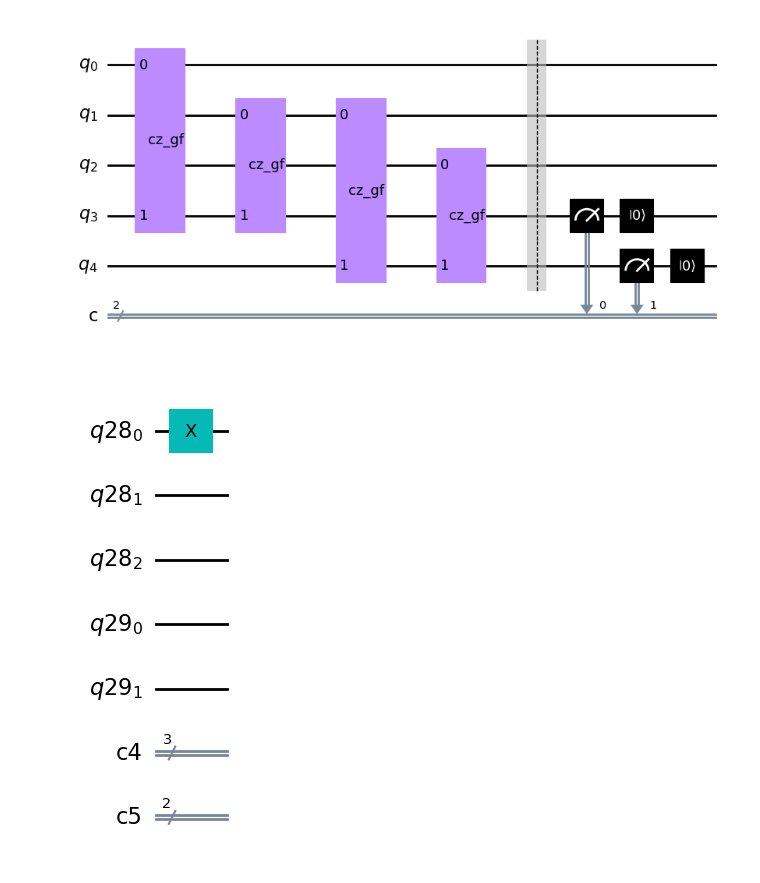
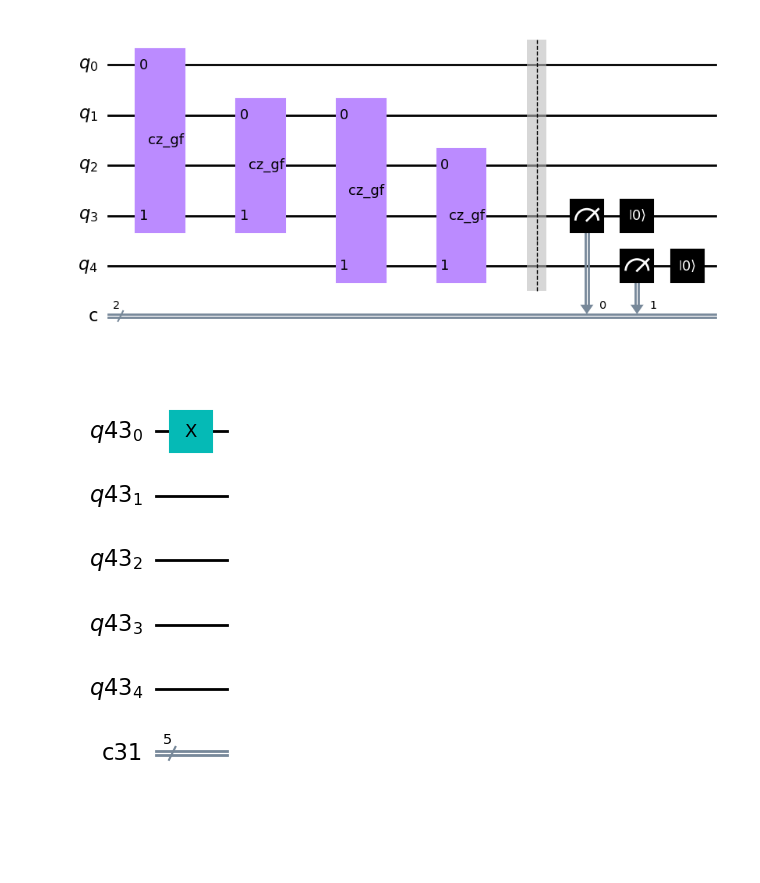
Before and after one commit to Pitt-JonesLab/quantum_logical, a Jupyter notebook: src/notebooks/syndrome_gates/dev_insert_syndrome.ipynb, the cells around one changed output. Saved outputs shown, nothing was run; the diff lists cells and outputs as text; code cells hidden in the pictures; blank space fills up the shorter version.

```diff
--- a/src/notebooks/syndrome_gates/dev_insert_syndrome.ipynb
+++ b/src/notebooks/syndrome_gates/dev_insert_syndrome.ipynb
@@ -74,37 +73,27 @@ phase_syndrome_subcircuit.draw("mpl")
 # https://github.com/qiskit-community/qiskit-qec/blob/main/src/qiskit_qec/circuits/repetition_code.py
 # %%
 # Setup a base quantum circuit for our experiments
-encoding = QuantumRegister(3)
-stabilizer = QuantumRegister(2)
-encoding_q0, encoding_q1, encoding_q2 = encoding
-stabilizer_q0, stabilizer_q1 = stabilizer
-# Results of the encoding
-results = ClassicalRegister(3)
+encoding_reg = QuantumRegister(5)
+encoding_q0, encoding_q1, encoding_q2, stabilizer_q0, stabilizer_q1 = encoding_reg
 
-result_b0, result_b1, result_b2 = results
+# Measurement results from the encoding
+classical_reg = ClassicalRegister(5)
+result_b0, result_b1, result_b2, syndrome_b0, syndrome_b1 = classical_reg
 
-# For measuring the stabilizer
-syndrome = ClassicalRegister(2)
-
-syndrome_b0, syndrome_b1 = syndrome
-
-# The actual qubit which is encoded
-state = encoding[0]
-
-# The ancillas used for encoding the state
-ancillas = encoding[1:]
+state_qubits = encoding_q0, encoding_q1, encoding_q2
+state_measurements = result_b0, result_b1, result_b2
+ancillae_qubits = stabilizer_q0, stabilizer_q1
+syndrome_measurements = syndrome_b0, syndrome_b1
 
 
 # Initializing
 def initialize_circuit() -> QuantumCircuit:
-    return QuantumCircuit(encoding, stabilizer, results, syndrome)
+    return QuantumCircuit(encoding_reg, classical_reg)
 # %%
 initial_state = initialize_circuit()
-
-initial_state.x(encoding[0])
-
+initial_state.x(encoding_q0)
 initial_state.draw(output="mpl")
 # %% [output]
-[figure, old version]
+[figure, new version]
 # %%
 # Encoding using bit flip code
```
Also changed, not shown: parts of 9 cells of this notebook, 4 other files.
